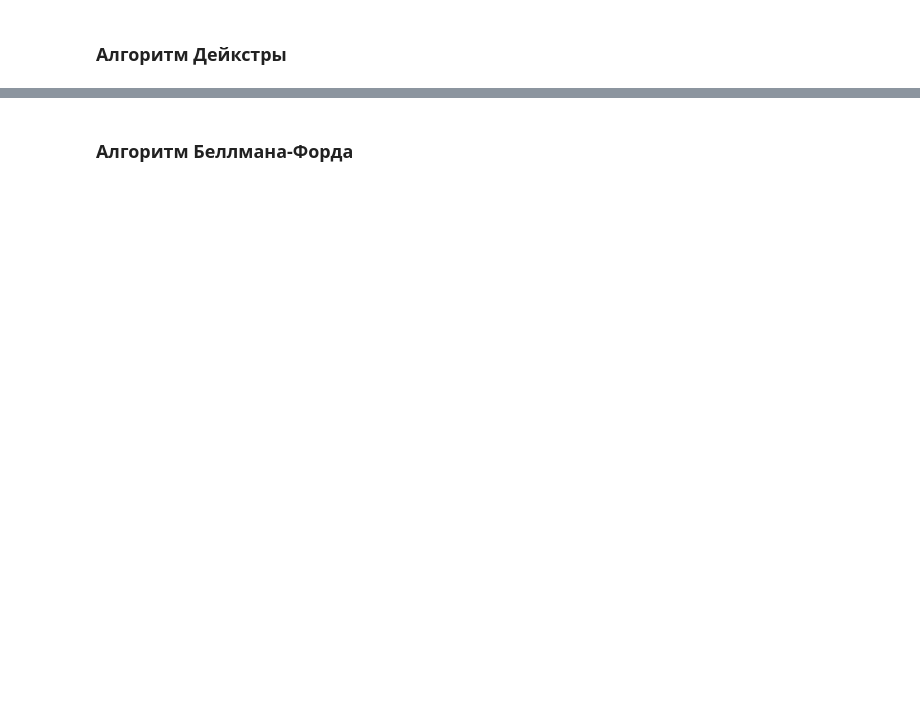
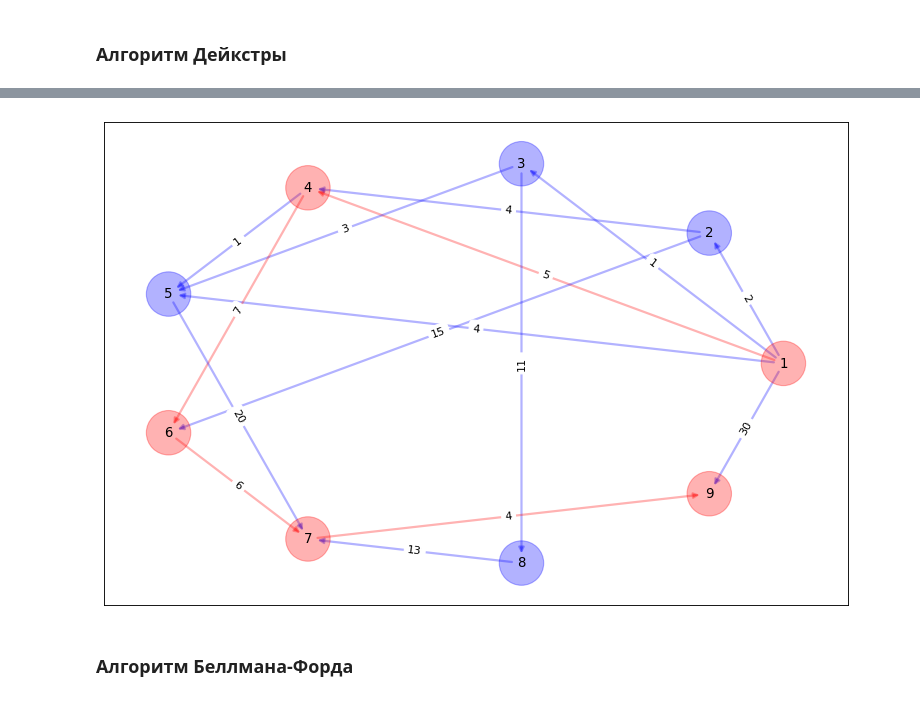
Before and after one commit to Filadrif/Data-Structures-and-Algorithms, a Jupyter notebook: labs/Lab6.ipynb, the cells around one changed output, grey strips where cells are left out. Drawn from its saved outputs; the diff is of its cells as text; code cells hidden in the pictures; blank space fills up the shorter version.

```diff
--- a/labs/Lab6.ipynb
+++ b/labs/Lab6.ipynb
@@ -150,2 +143,46 @@ create_graph(graph, matrix, way = dijkstra_way(adj_matrix, start - 1, end - 1))
+# %%
+def d_get_path(path, start, end):
+    result = [end]
+    while end != start:
+        end = path[end]
+        result.append(end)
+    for i in range(len(result)):
+        result[i] += 1
+    return result[::-1]
+
+
+def dijkstra_path(matrix, start, end):
+    start -= 1
+    end -= 1
+
+    dist = [matrix[start][i] for i in range(len(matrix))]
+    prev = [start for i in range(len(matrix))]
+
+    checked_nodes = set()
+    checked_nodes.add(start)
+    for i in range(len(matrix)):
+        node = 0
+        for i in range(len(matrix)):
+            if dist[i] < math.inf and i not in checked_nodes:
+                node = i
+        if node:
+            checked_nodes.add(node)
+            for i in range(len(matrix)):
+                if dist[i] > matrix[node][i] + dist[node]:
+                    dist[i] = matrix[node][i] + dist[node]
+                    prev[i] = node
+
+
+    if dist[end] == math.inf:
+        return [], dist
+    else:
+        return d_get_path(prev, start, end), dist
+
+start = 1
+end = 9
+res = dijkstra_path(copy.deepcopy(adj_matrix), start, end)
+create_graph(graph, matrix, way = res[0])
+# %% [output]
+[figure, added]
 # %% [markdown]
 ### Алгоритм Беллмана-Форда
```
Also changed, not shown: parts of 9 cells of this notebook.
